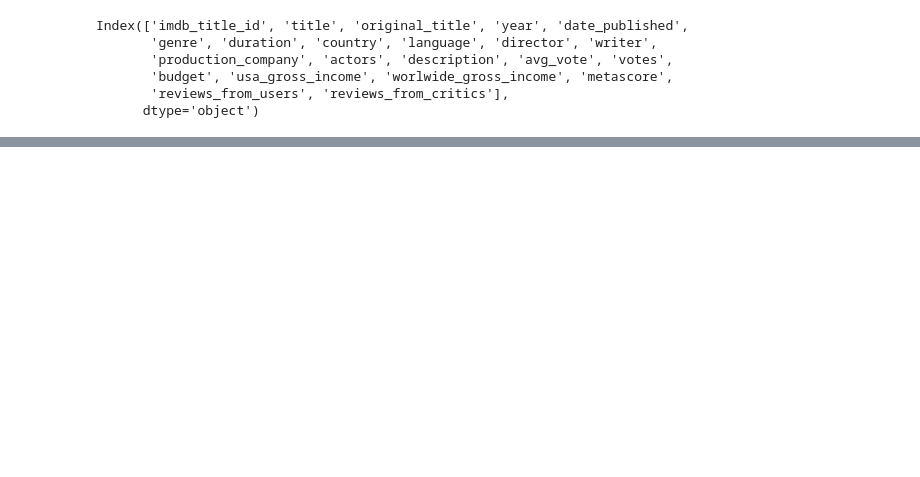
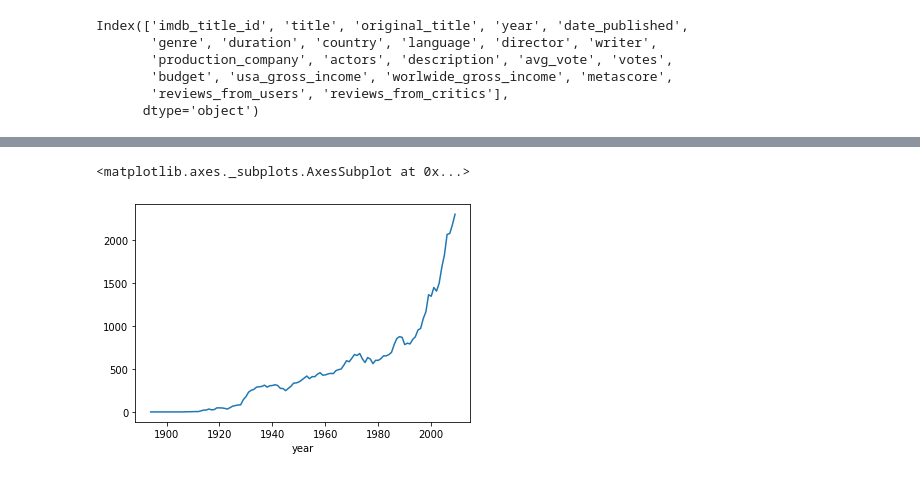
Before and after one commit to KatBotkowska/CodersCrew, a Jupyter notebook: Netflix_data.ipynb, the cells around one changed output, grey strips where cells are left out. Cells and saved outputs as stored; diff of their text form; code cells hidden in the pictures; blank space fills up the shorter version.

```diff
--- a/Netflix_data.ipynb
+++ b/Netflix_data.ipynb
@@ -230,0 +335,6 @@ Index(['imdb_title_id', 'title', 'original_title', 'year', 'date_published',
+# %%
+data_year_plot_to2009 = imdb_movies[imdb_movies.year <= 2009].groupby('year').imdb_title_id.count()
+data_year_plot_to2009.plot()
+# %% [output]
+<matplotlib.axes._subplots.AxesSubplot at 0x...>
+[figure, added]
```
Also changed, not shown: parts of 27 cells of this notebook.
